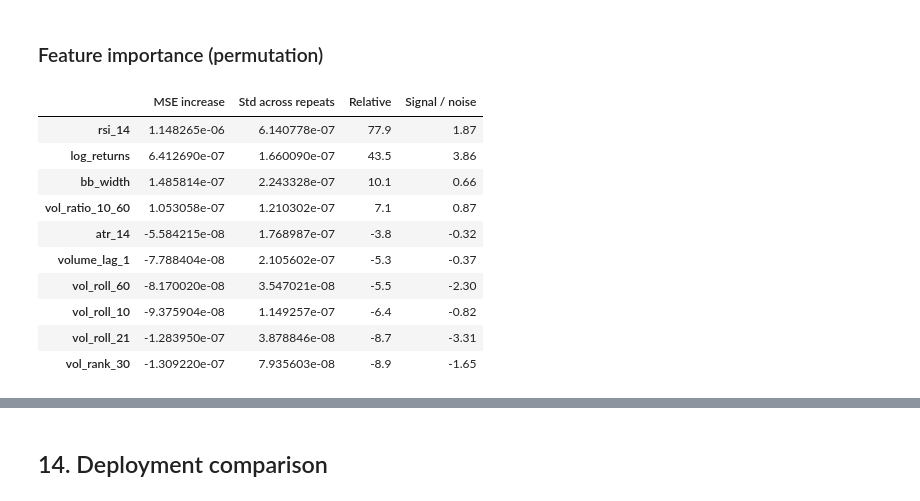
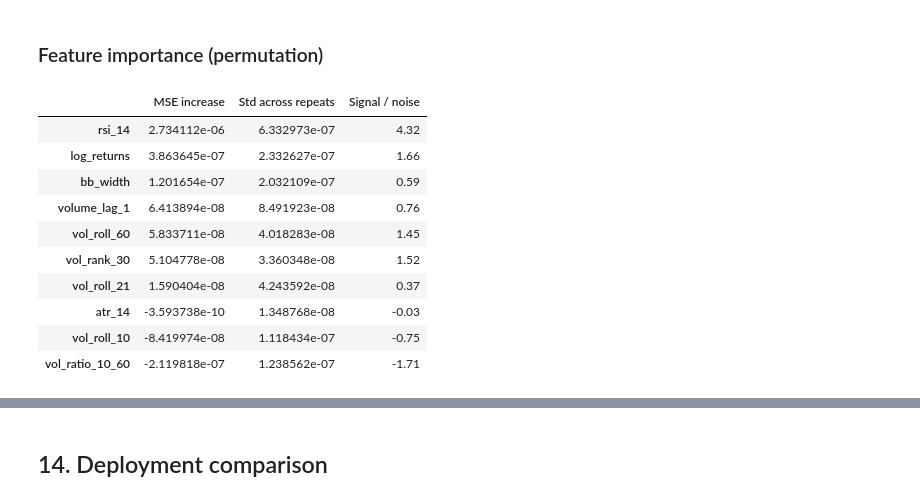
Before and after one commit to Mena-Beshara/sp500-market-intelligence-system, a Jupyter notebook: notebooks/06_deep_learning_comparison.ipynb, the cells around one changed output, grey strips where cells are left out. Drawn from its saved outputs; the diff is of its cells as text; code cells hidden in the pictures.

```diff
--- a/notebooks/06_deep_learning_comparison.ipynb
+++ b/notebooks/06_deep_learning_comparison.ipynb
@@ -324,9 +347,8 @@ def create_sequences(X, y, lookback):
     sequence[i] = features[i : i + lookback]
     target[i]   = |return[i + lookback]|
 
-    At prediction time, all features in the sequence are known
-    (up to and including the current close), and the target is
-    tomorrow's absolute return.
+    At prediction time, all features in the sequence are known up to and
+    including the current close, and the target is tomorrow's absolute return.
     """
     Xs, ys = [], []
     for i in range(len(X) - lookback):
@@ -1613,62 +1543,74 @@ and regime table above both address that question.
 # %% [markdown]
 ### Feature importance (permutation)
 # %%
-# Permutation importance using the last walk-forward LSTM model.
-# Shuffle each feature across all sequences and measure MSE increase.
+base_preds = last_lstm.predict(X_test_full_s, verbose=0).flatten()
+base_mse = np.mean((actual - base_preds) ** 2)
 
-X_test_full_s_copy = X_test_full_s.copy()
-base_preds = last_lstm.predict(X_test_full_s_copy, verbose=0).flatten()
-base_mse = np.mean((actual - base_preds)**2)
-
-importance_scores = {}
-importance_std = {}
 N_REPEATS = 5
+rng_perm = np.random.default_rng(SEED)
+importance_scores, importance_std = {}, {}
 
 for feat_idx, feat_name in enumerate(FEATURE_COLS):
     deltas = []
     for _ in range(N_REPEATS):
         X_perm = X_test_full_s.copy()
-        # Shuffle this feature across the sequence-time dimension
         flat = X_perm[:, :, feat_idx].flatten()
-        np.random.shuffle(flat)
+        rng_perm.shuffle(flat)
         X_perm[:, :, feat_idx] = flat.reshape(X_perm.shape[0], X_perm.shape[1])
         perm_preds = last_lstm.predict(X_perm, verbose=0).flatten()
-        perm_mse = np.mean((actual - perm_preds)**2)
-        deltas.append(perm_mse - base_mse)
+        deltas.append(np.mean((actual - perm_preds) ** 2) - base_mse)
     importance_scores[feat_name] = np.mean(deltas)
     importance_std[feat_name] = np.std(deltas, ddof=1)
 
-imp_df = (
-    pd.DataFrame({
-        'MSE increase': pd.Series(importance_scores),
-        'Std across repeats': pd.Series(importance_std),
-    })
-    .sort_values('MSE increase', ascending=False)
-)
-imp_df['Relative'] = (
-    imp_df['MSE increase'] / imp_df['MSE increase'].sum() * 100
-).round(1)
-# Stability: mean divided by spread. Large values mean the ranking is reliable.
+imp_df = pd.DataFrame({
+    'MSE increase': pd.Series(importance_scores),
+    'Std across repeats': pd.Series(importance_std),
+}).sort_values('MSE increase', ascending=False)
 imp_df['Signal / noise'] = (
     imp_df['MSE increase'] / imp_df['Std across repeats'].replace(0, np.nan)
 ).round(2)
 
 display(imp_df)
 
 top_feature = imp_df.index[0]
-top_snr = imp_df.iloc[0]['Signal / noise']
-print(f'\nMost important feature: {top_feature}')
-print(f'Repeats per feature: {N_REPEATS}')
-print(f'Top feature signal-to-noise across repeats: {top_snr:.2f}')
+print(f'\nMost important feature (seed {SEED}): {top_feature}')
+
+vol_features = {'vol_roll_10', 'vol_roll_21', 'vol_roll_60'}
+top_3 = set(imp_df.index[:3])
+vol_dominated = len(top_3 & vol_features) >= 2
+n_negative = int((imp_df['MSE increase'] < 0).sum())
+
+if vol_dominated:
+    feat_interp = (
+        "Volatility features dominate the ranking, so the network is largely "
+        "rediscovering what GARCH captures through its variance recursion at "
+        "far higher computational cost."
+    )
+else:
+    non_vol_top = [f for f in imp_df.index[:3] if f not in vol_features]
+    feat_interp = (
+        f"Non-volatility features ({', '.join(non_vol_top)}) rank in the top "
+        f"three, so the network is keying on information GARCH has no access "
+        f"to. That did not translate into a win here."
+    )
+
+display(Markdown(
+    feat_interp +
+    f" {n_negative} of {len(FEATURE_COLS)} features show negative importance, "
+    "meaning shuffling them improved the forecast. On a well-fitted model that "
+    "indicates noise features; on this one it is also consistent with the fit "
+    "instability measured in section 10, and the ranking should be treated as "
+    "specific to this seed rather than as a property of the architecture."
+))
 # %% [output]
-|  | MSE increase | Std across repeats | Relative | Signal / noise |
-| rsi_14 | 1.148265e-06 | 6.140778e-07 | 77.9 | 1.87 |
-| log_returns | 6.412690e-07 | 1.660090e-07 | 43.5 | 3.86 |
-| bb_width | 1.485814e-07 | 2.243328e-07 | 10.1 | 0.66 |
-| vol_ratio_10_60 | 1.053058e-07 | 1.210302e-07 | 7.1 | 0.87 |
-| atr_14 | -5.584215e-08 | 1.768987e-07 | -3.8 | -0.32 |
-| volume_lag_1 | -7.788404e-08 | 2.105602e-07 | -5.3 | -0.37 |
-| vol_roll_60 | -8.170020e-08 | 3.547021e-08 | -5.5 | -2.30 |
-| vol_roll_10 | -9.375904e-08 | 1.149257e-07 | -6.4 | -0.82 |
-| vol_roll_21 | -1.283950e-07 | 3.878846e-08 | -8.7 | -3.31 |
-| vol_rank_30 | -1.309220e-07 | 7.935603e-08 | -8.9 | -1.65 |
+|  | MSE increase | Std across repeats | Signal / noise |
+| rsi_14 | 2.734112e-06 | 6.332973e-07 | 4.32 |
+| log_returns | 3.863645e-07 | 2.332627e-07 | 1.66 |
+| bb_width | 1.201654e-07 | 2.032109e-07 | 0.59 |
+| volume_lag_1 | 6.413894e-08 | 8.491923e-08 | 0.76 |
+| vol_roll_60 | 5.833711e-08 | 4.018283e-08 | 1.45 |
+| vol_rank_30 | 5.104778e-08 | 3.360348e-08 | 1.52 |
+| vol_roll_21 | 1.590404e-08 | 4.243592e-08 | 0.37 |
+| atr_14 | -3.593738e-10 | 1.348768e-08 | -0.03 |
+| vol_roll_10 | -8.419974e-08 | 1.118434e-07 | -0.75 |
+| vol_ratio_10_60 | -2.119818e-07 | 1.238562e-07 | -1.71 |
```
Also changed, not shown: parts of 75 cells of this notebook, 33 other files.
